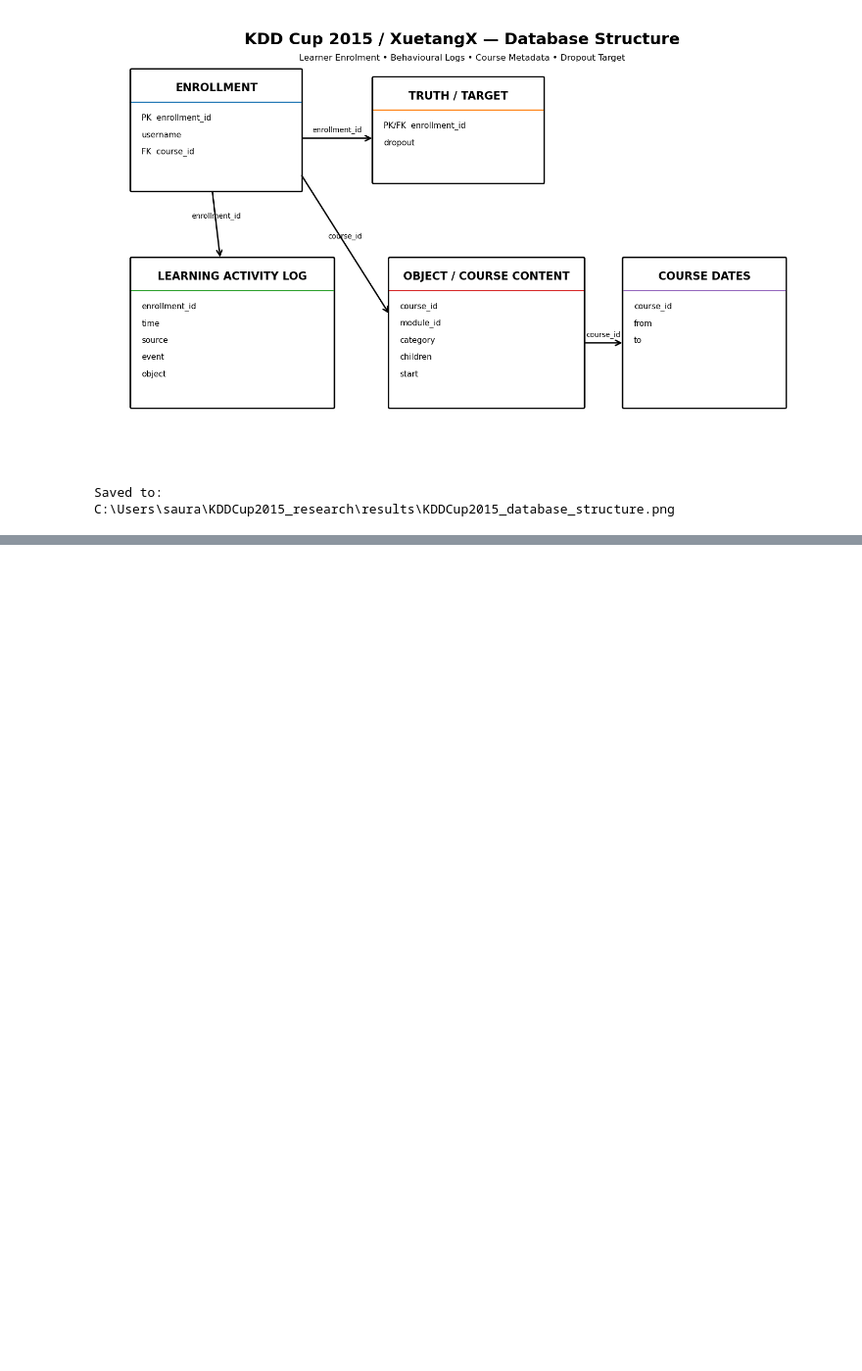
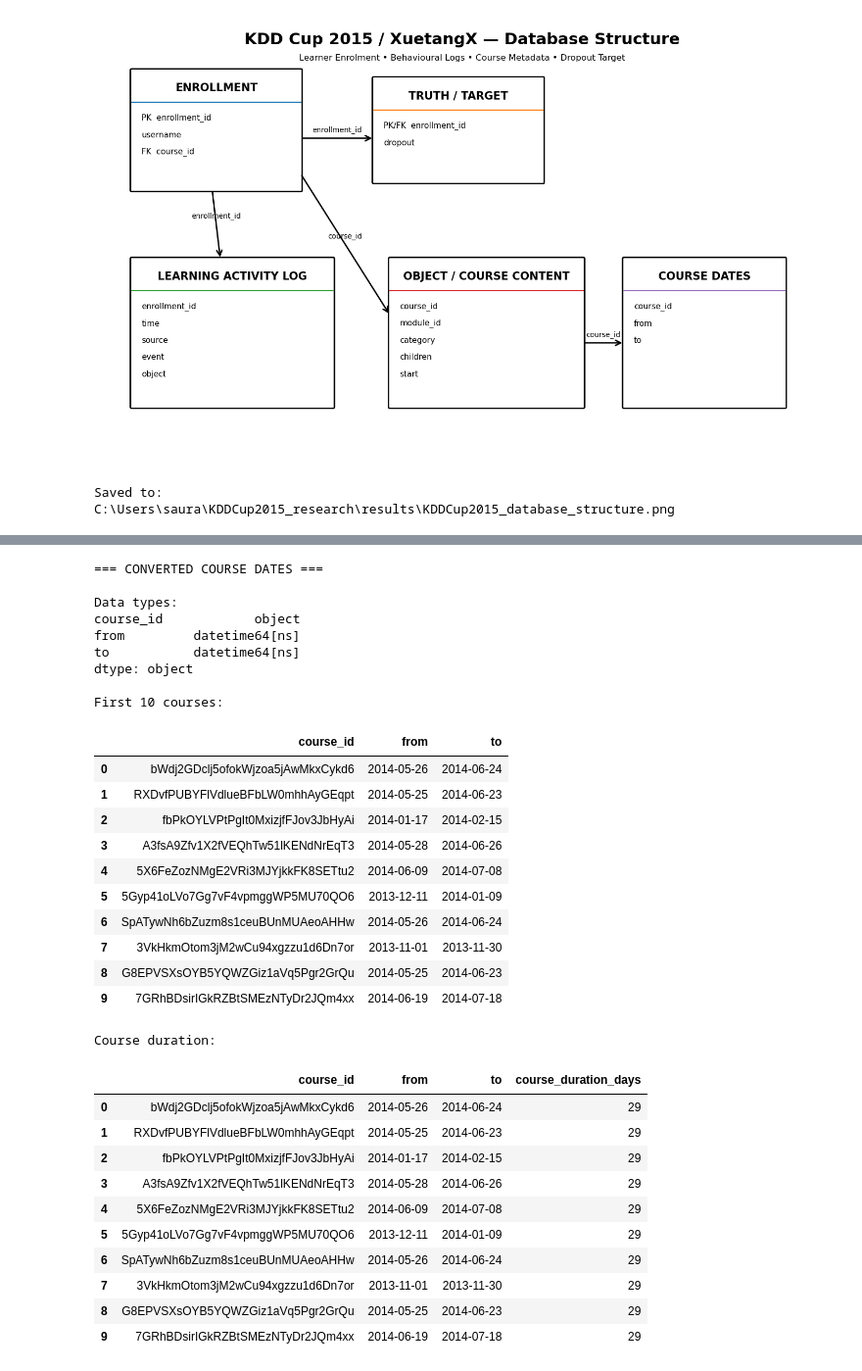
Before and after one commit to chruupee/MIT252503_OULAD_Research, a Jupyter notebook: KDDCup2015_research/notebooks/01_KDDCup2015_Data_Verification.ipynb, the cells around one changed output, grey strips where cells are left out. Shown at 98% size. Cells and saved outputs as stored; diff of their text form; code cells hidden in the pictures; blank space fills up the shorter version.

```diff
--- a/KDDCup2015_research/notebooks/01_KDDCup2015_Data_Verification.ipynb
+++ b/KDDCup2015_research/notebooks/01_KDDCup2015_Data_Verification.ipynb
@@ -465,0 +1252,59 @@ C:\Users\saura\KDDCup2015_research\results\KDDCup2015_database_structure.png
+# %%
+# ============================================================
+# STEP 16B — CONVERT COURSE DATES TO DATETIME
+# ============================================================
+
+date_df["from"] = pd.to_datetime(date_df["from"])
+date_df["to"] = pd.to_datetime(date_df["to"])
+
+print("=== CONVERTED COURSE DATES ===")
+
+print("\nData types:")
+print(date_df.dtypes)
+
+print("\nFirst 10 courses:")
+display(date_df.head(10))
+
+print("\nCourse duration:")
+date_df["course_duration_days"] = (
+    date_df["to"] - date_df["from"]
+).dt.days
+
+display(
+    date_df[
+        ["course_id", "from", "to", "course_duration_days"]
+    ].head(10)
+)
+# %% [output]
+=== CONVERTED COURSE DATES ===
+
+Data types:
+course_id            object
+from         datetime64[ns]
+to           datetime64[ns]
+dtype: object
+
+First 10 courses:
+|  | course_id | from | to |
+| 0 | bWdj2GDclj5ofokWjzoa5jAwMkxCykd6 | 2014-05-26 | 2014-06-24 |
+| 1 | RXDvfPUBYFlVdlueBFbLW0mhhAyGEqpt | 2014-05-25 | 2014-06-23 |
+| 2 | fbPkOYLVPtPgIt0MxizjfFJov3JbHyAi | 2014-01-17 | 2014-02-15 |
+| 3 | A3fsA9Zfv1X2fVEQhTw51lKENdNrEqT3 | 2014-05-28 | 2014-06-26 |
+| 4 | 5X6FeZozNMgE2VRi3MJYjkkFK8SETtu2 | 2014-06-09 | 2014-07-08 |
+| 5 | 5Gyp41oLVo7Gg7vF4vpmggWP5MU70QO6 | 2013-12-11 | 2014-01-09 |
+| 6 | SpATywNh6bZuzm8s1ceuBUnMUAeoAHHw | 2014-05-26 | 2014-06-24 |
+| 7 | 3VkHkmOtom3jM2wCu94xgzzu1d6Dn7or | 2013-11-01 | 2013-11-30 |
+| 8 | G8EPVSXsOYB5YQWZGiz1aVq5Pgr2GrQu | 2014-05-25 | 2014-06-23 |
+| 9 | 7GRhBDsirIGkRZBtSMEzNTyDr2JQm4xx | 2014-06-19 | 2014-07-18 |
+Course duration:
+|  | course_id | from | to | course_duration_days |
+| 0 | bWdj2GDclj5ofokWjzoa5jAwMkxCykd6 | 2014-05-26 | 2014-06-24 | 29 |
+| 1 | RXDvfPUBYFlVdlueBFbLW0mhhAyGEqpt | 2014-05-25 | 2014-06-23 | 29 |
+| 2 | fbPkOYLVPtPgIt0MxizjfFJov3JbHyAi | 2014-01-17 | 2014-02-15 | 29 |
+| 3 | A3fsA9Zfv1X2fVEQhTw51lKENdNrEqT3 | 2014-05-28 | 2014-06-26 | 29 |
+| 4 | 5X6FeZozNMgE2VRi3MJYjkkFK8SETtu2 | 2014-06-09 | 2014-07-08 | 29 |
+| 5 | 5Gyp41oLVo7Gg7vF4vpmggWP5MU70QO6 | 2013-12-11 | 2014-01-09 | 29 |
+| 6 | SpATywNh6bZuzm8s1ceuBUnMUAeoAHHw | 2014-05-26 | 2014-06-24 | 29 |
+| 7 | 3VkHkmOtom3jM2wCu94xgzzu1d6Dn7or | 2013-11-01 | 2013-11-30 | 29 |
+| 8 | G8EPVSXsOYB5YQWZGiz1aVq5Pgr2GrQu | 2014-05-25 | 2014-06-23 | 29 |
+| 9 | 7GRhBDsirIGkRZBtSMEzNTyDr2JQm4xx | 2014-06-19 | 2014-07-18 | 29 |
```
Also changed, not shown: parts of 22 cells of this notebook.
